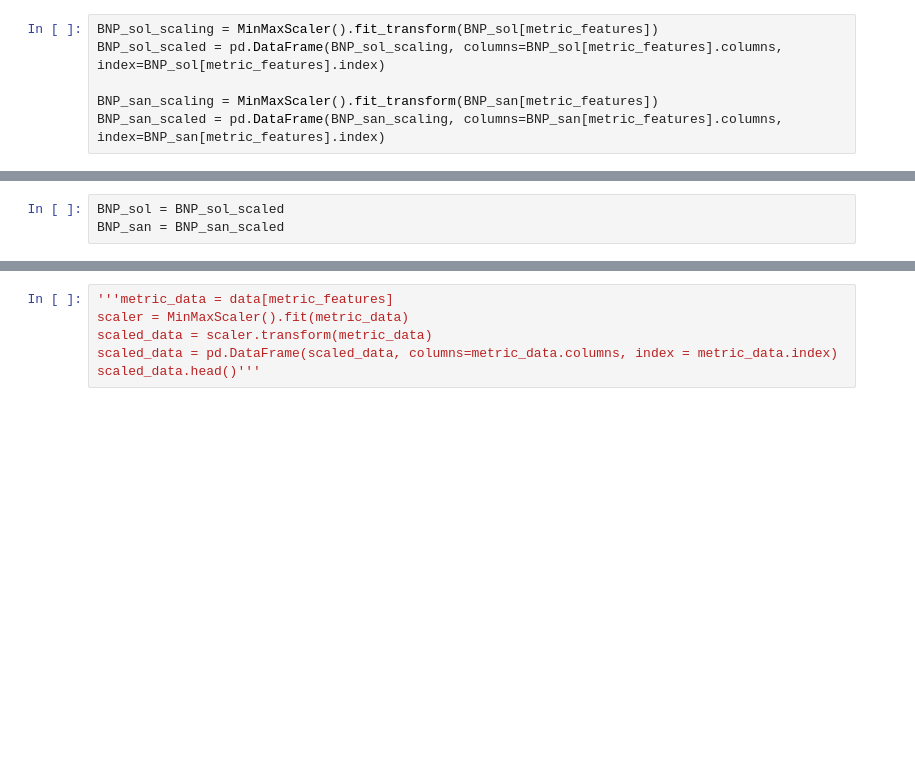
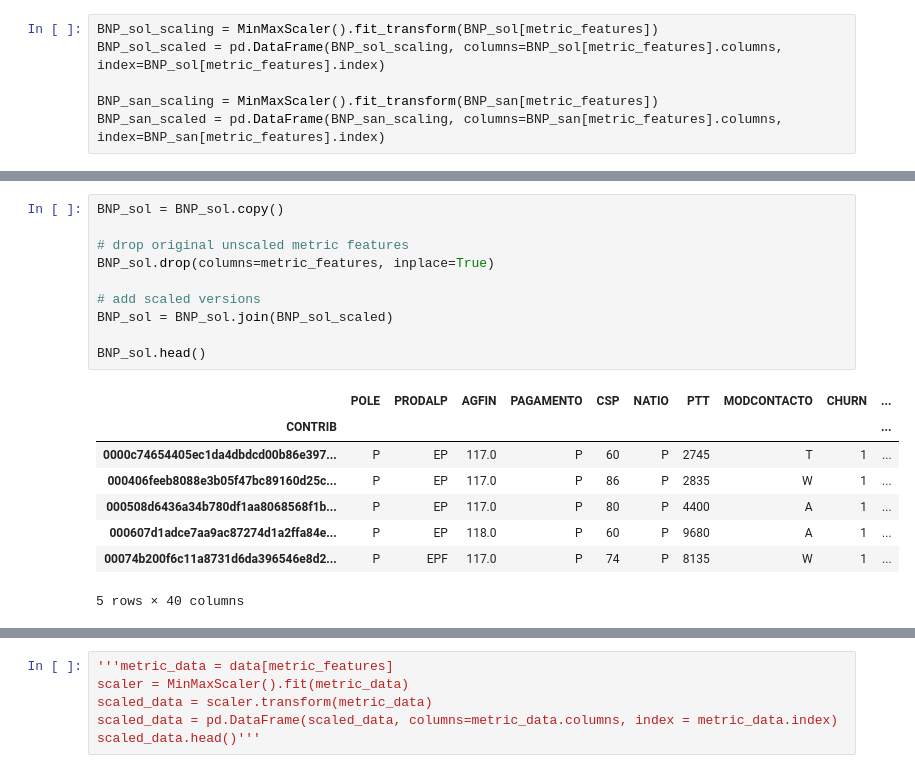
Before and after one commit to Alanog10/BNP-Paribas, a Jupyter notebook: Clustering.ipynb, the cells around one changed output, grey strips where cells are left out. Cells and saved outputs as stored; diff of their text form; blank space fills up the shorter version.

```diff
--- a/Clustering.ipynb
+++ b/Clustering.ipynb
@@ -941,3 +966,19 @@ BNP_san_scaled.head()
 # %%
-BNP_sol = BNP_sol_scaled
-BNP_san = BNP_san_scaled
+BNP_sol = BNP_sol.copy()
+
+# drop original unscaled metric features
+BNP_sol.drop(columns=metric_features, inplace=True)
+
+# add scaled versions
+BNP_sol = BNP_sol.join(BNP_sol_scaled)
+
+BNP_sol.head()
+# %% [output]
+|  | POLE | PRODALP | AGFIN | PAGAMENTO | CSP | NATIO | PTT | MODCONTACTO | CHURN | ... |
+| CONTRIB |  |  |  |  |  |  |  |  |  | ... |
+| 0000c74654405ec1da4dbdcd00b86e397... | P | EP | 117.0 | P | 60 | P | 2745 | T | 1 | ... |
+| 000406feeb8088e3b05f47bc89160d25c... | P | EP | 117.0 | P | 86 | P | 2835 | W | 1 | ... |
+| 000508d6436a34b780df1aa8068568f1b... | P | EP | 117.0 | P | 80 | P | 4400 | A | 1 | ... |
+| 000607d1adce7aa9ac87274d1a2ffa84e... | P | EP | 118.0 | P | 60 | P | 9680 | A | 1 | ... |
+| 00074b200f6c11a8731d6da396546e8d2... | P | EPF | 117.0 | P | 74 | P | 8135 | W | 1 | ... |
+5 rows × 40 columns
```
Also changed, not shown: parts of 6 cells of this notebook.
